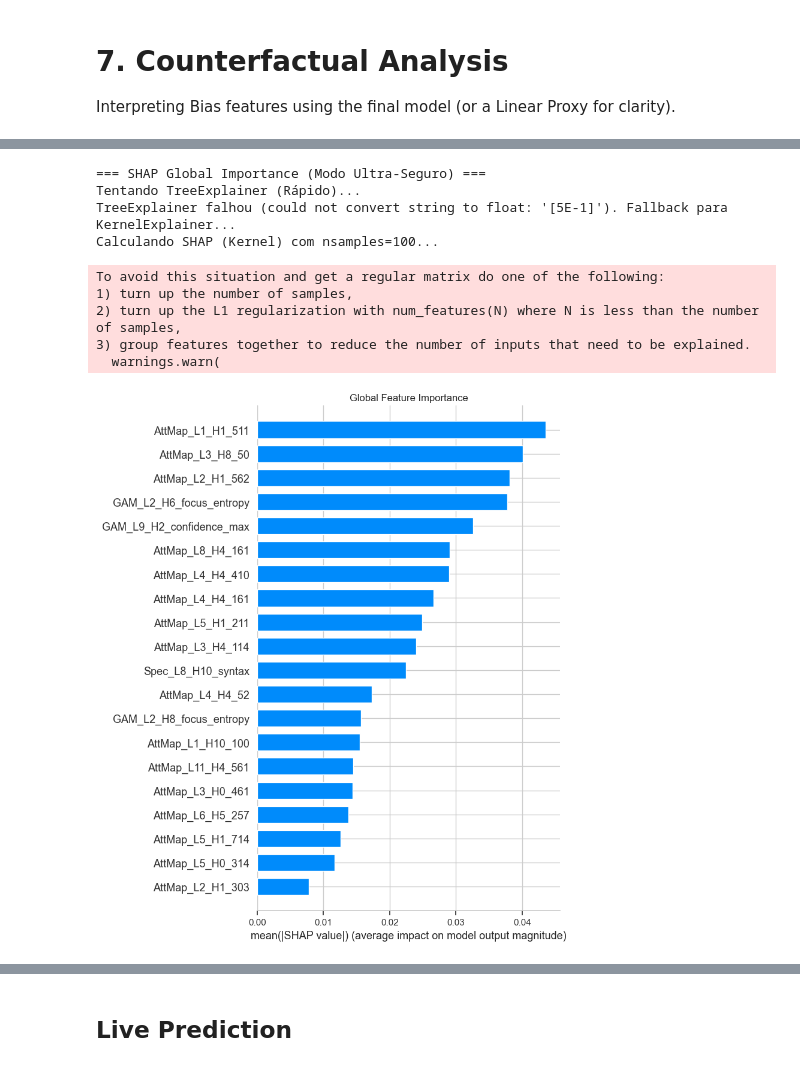
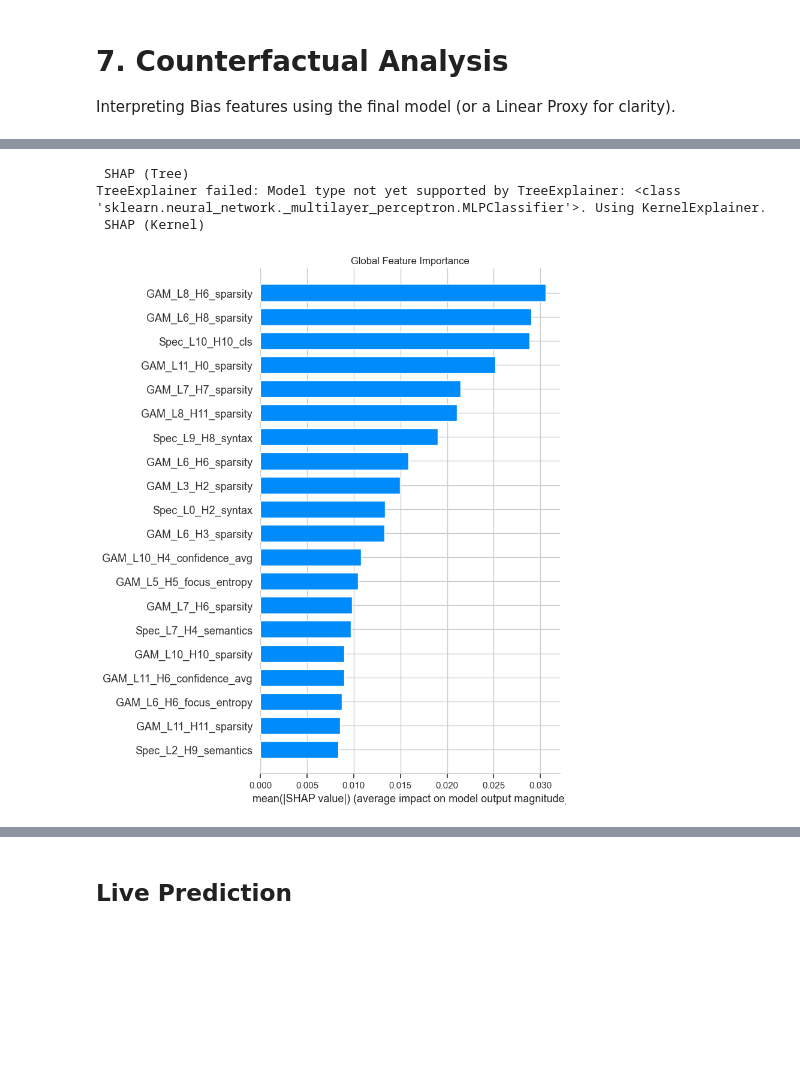
Before and after one commit to pinthoz/attention-atlas, a Jupyter notebook: attention_app/bias/bias_classification.ipynb, the cells around one changed output, grey strips where cells are left out. Drawn from its saved outputs; the diff is of its cells as text; code cells hidden in the pictures; blank space fills up the shorter version.

```diff
--- a/attention_app/bias/bias_classification.ipynb
+++ b/attention_app/bias/bias_classification.ipynb
@@ -525,58 +540,46 @@ Closest Counterfactual (Classified as BIASED):
 # %%
 import shap
 import gc
-import numpy as np
 
-print("=== SHAP Global Importance (Modo Ultra-Seguro) ===")
-
-# Limpa memória antes de começar
+# Clear memory
 gc.collect()
 
-# Recupera modelo e scaler do pipeline
+# Recovery model and scaler
 model_step = final_model.named_steps['m']
 scaler_step = final_model.named_steps['s']
 
-# Escalar dados de teste
+# Scale test data
 X_test_scaled = scaler_step.transform(X_test)
 X_test_df = pd.DataFrame(X_test_scaled, columns=X_test.columns)
 
-# 1. Reduz drasticamente o número de amostras para o cálculo (apenas 5)
-X_shap = X_test_df.sample(12, random_state=42)
+#
+X_shap = X_test_df
 
 try:
-    print("Tentando TreeExplainer (Rápido)...")
+    print(" SHAP (Tree)")
     explainer = shap.TreeExplainer(model_step)
     shap_values = explainer.shap_values(X_shap)
     if isinstance(shap_values, list): shap_values = shap_values[1]
 
 except Exception as e:
-    print(f"TreeExplainer falhou ({e}). Fallback para KernelExplainer...")
+    print(f"TreeExplainer failed: {e}. Using KernelExplainer.")
 
-    # 2. Usa a MEDIANA do treino como background (apenas 1 linha) para economizar memória
     background = np.median(scaler_step.transform(X_train), axis=0).reshape(1, -1)
 
     f = lambda x: model_step.predict_proba(x)[:, 1]
     explainer = shap.KernelExplainer(f, background)
 
-    # 3. CRÍTICO: Limita nsamples=100.
-    # O padrão ("auto") tenta milhares de combinações, o que causou o erro de 40GB.
-    print("Calculando SHAP (Kernel) com nsamples=100...")
-    shap_values = explainer.shap_values(X_shap, nsamples=100)
+    print(" SHAP (Kernel)")
+    shap_values = explainer.shap_values(X_shap, nsamples=2000)
 
 # Plot Results
 plt.figure(figsize=(10, 6))
 shap.summary_plot(shap_values, X_shap, plot_type="bar", show=False)
 plt.title("Global Feature Importance")
 plt.tight_layout()
 plt.show()
 # %% [output]
-=== SHAP Global Importance (Modo Ultra-Seguro) ===
-Tentando TreeExplainer (Rápido)...
-TreeExplainer falhou (could not convert string to float: '[5E-1]'). Fallback para KernelExplainer...
-Calculando SHAP (Kernel) com nsamples=100...
+ SHAP (Tree)
+TreeExplainer failed: Model type not yet supported by TreeExplainer: <class 'sklearn.neural_network._multilayer_perceptron.MLPClassifier'>. Using KernelExplainer.
+ SHAP (Kernel)
-To avoid this situation and get a regular matrix do one of the following:
-1) turn up the number of samples,
-2) turn up the L1 regularization with num_features(N) where N is less than the number of samples,
-3) group features together to reduce the number of inputs that need to be explained.
-  warnings.warn(
-[figure, old version]
+[figure, new version]
```
Also changed, not shown: parts of 21 cells of this notebook, 3 other files.
